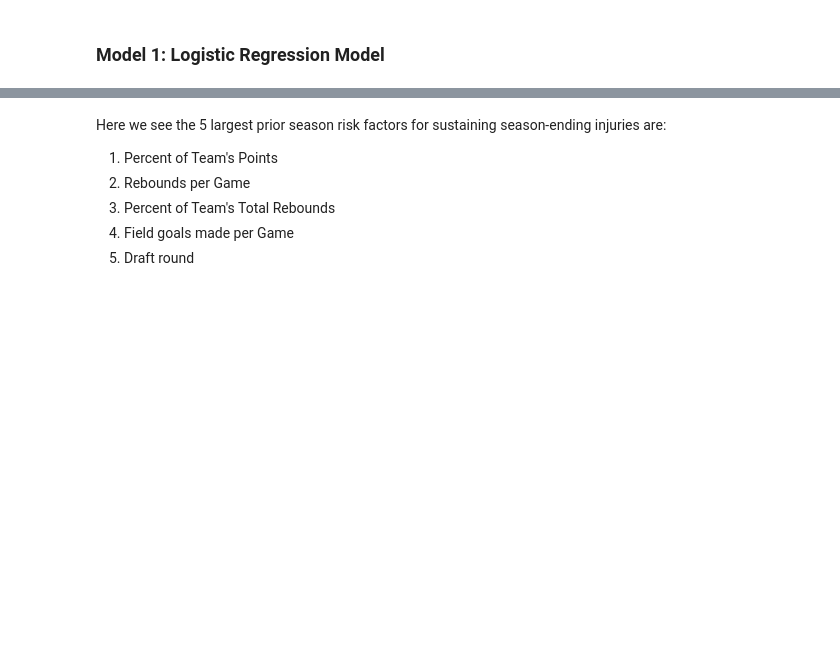
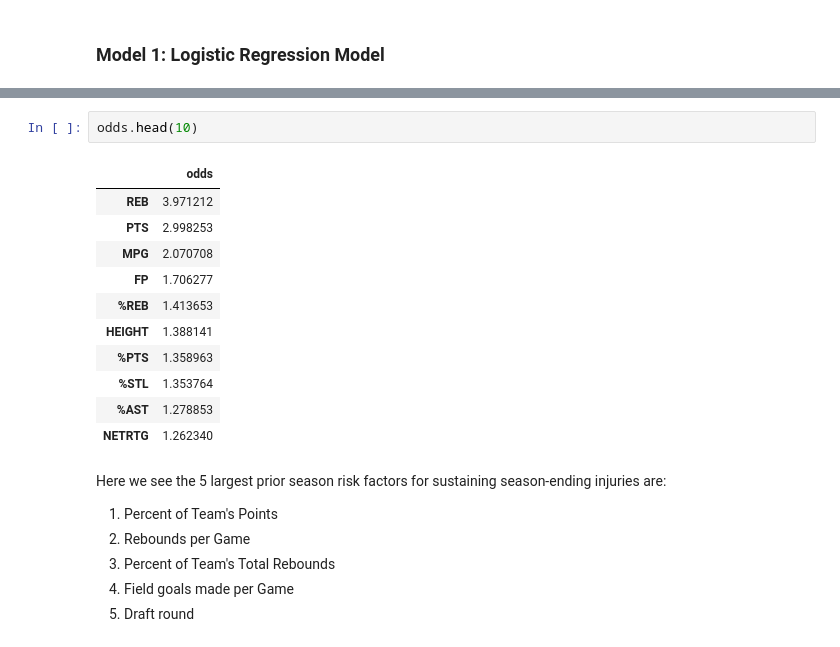
Before and after one commit to RH3421/Reducing_NBA_Injuries, a Jupyter notebook: EDA.3Smote.ipynb, the cells around one changed output, grey strips where cells are left out. Cells and saved outputs as stored; diff of their text form; blank space fills up the shorter version.

```diff
--- a/EDA.3Smote.ipynb
+++ b/EDA.3Smote.ipynb
@@ -427,3 +446,17 @@ Test:               precision    recall  f1-score   support
+# %%
+odds.head(10)
+# %% [output]
+|  | odds |
+| REB | 3.971212 |
+| PTS | 2.998253 |
+| MPG | 2.070708 |
+| FP | 1.706277 |
+| %REB | 1.413653 |
+| HEIGHT | 1.388141 |
+| %PTS | 1.358963 |
+| %STL | 1.353764 |
+| %AST | 1.278853 |
+| NETRTG | 1.262340 |
 # %% [markdown]
 Here we see the 5 largest prior season risk factors for sustaining season-ending injuries are:
 1. Percent of Team's Points
```
Also changed, not shown: parts of 10 cells of this notebook.
